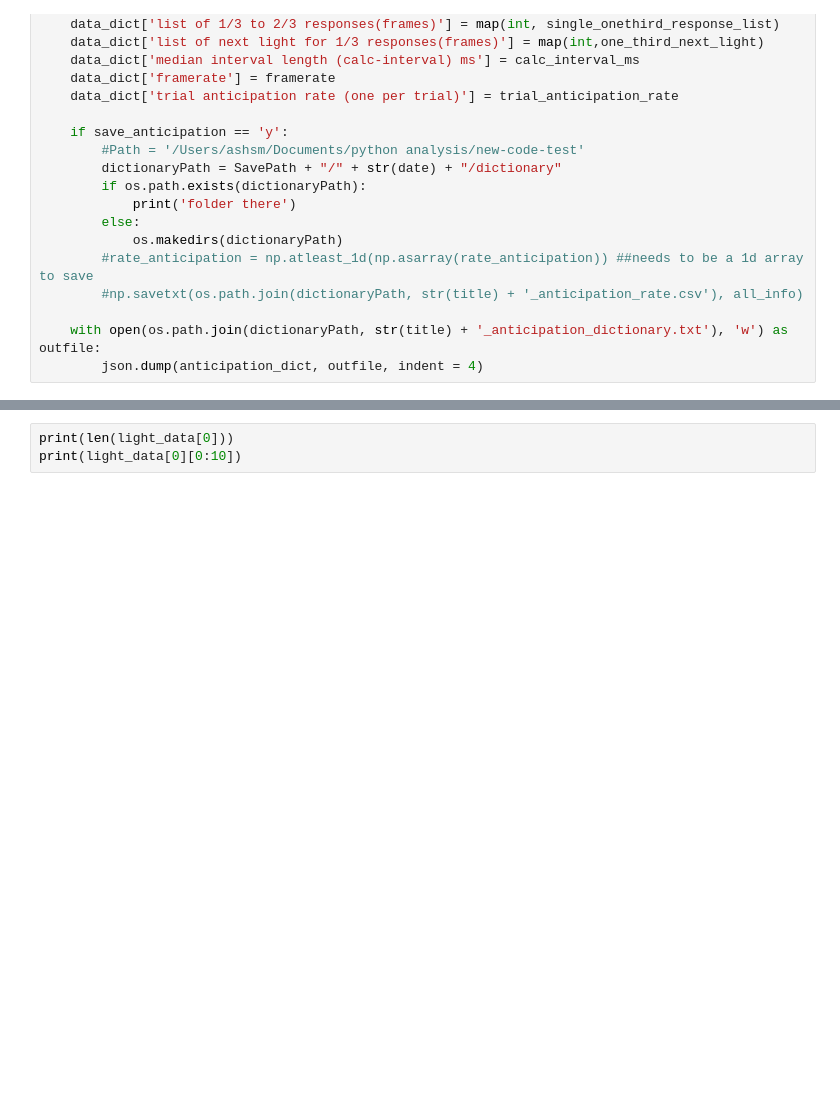
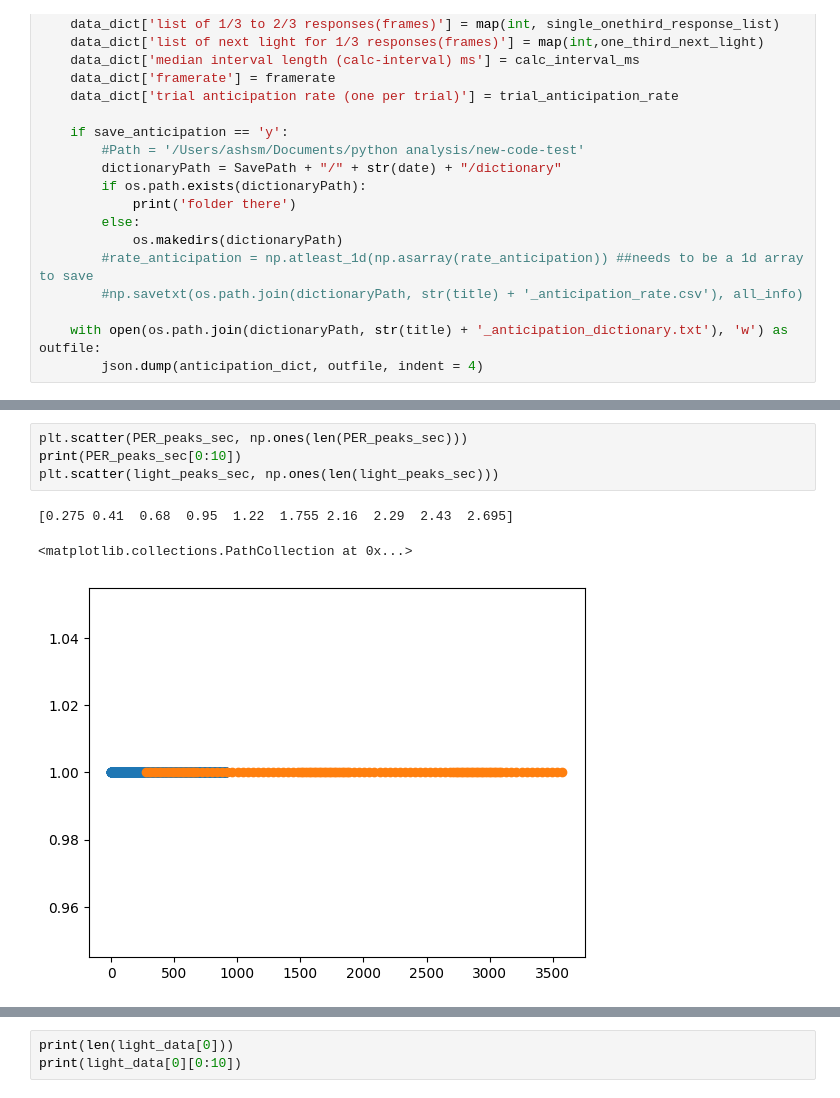
Before and after one commit to ashley-smart/PER-processing, a Jupyter notebook: SCIPYpeaks-bruker.ipynb, the cells around one changed output, grey strips where cells are left out. Drawn from its saved outputs; the diff is of its cells as text; blank space fills up the shorter version.

```diff
--- a/SCIPYpeaks-bruker.ipynb
+++ b/SCIPYpeaks-bruker.ipynb
@@ -1873,2 +2087,10 @@ Deprecated in NumPy 1.20; for more details and guidance: https://numpy.org/devdo
+# %%
+plt.scatter(PER_peaks_sec, np.ones(len(PER_peaks_sec)))
+print(PER_peaks_sec[0:10])
+plt.scatter(light_peaks_sec, np.ones(len(light_peaks_sec)))
+# %% [output]
+[0.275 0.41  0.68  0.95  1.22  1.755 2.16  2.29  2.43  2.695]
+<matplotlib.collections.PathCollection at 0x...>
+[figure, added]
 # %%
 print(len(data_all))
```
Also changed, not shown: parts of 23 cells of this notebook, 6 other files.
